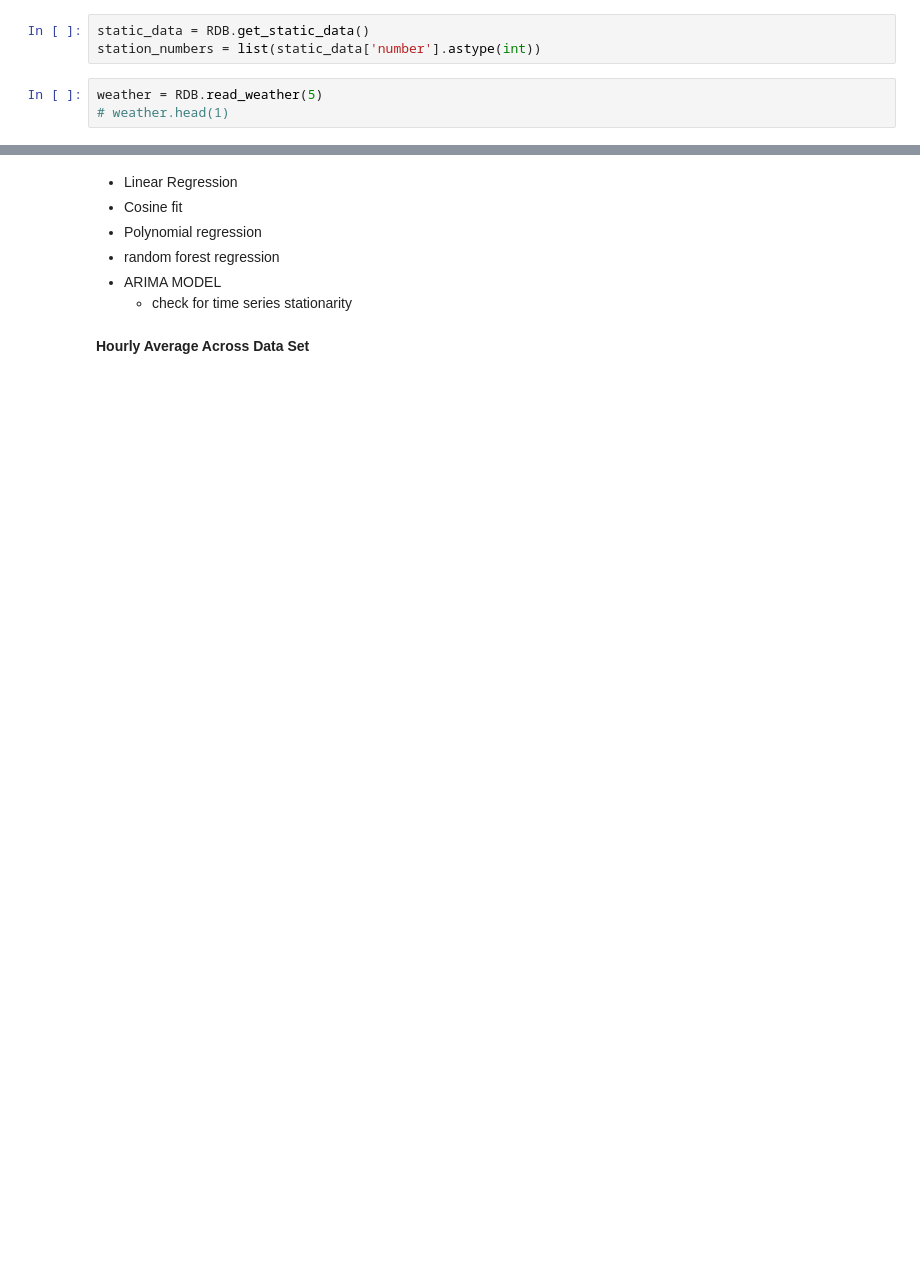
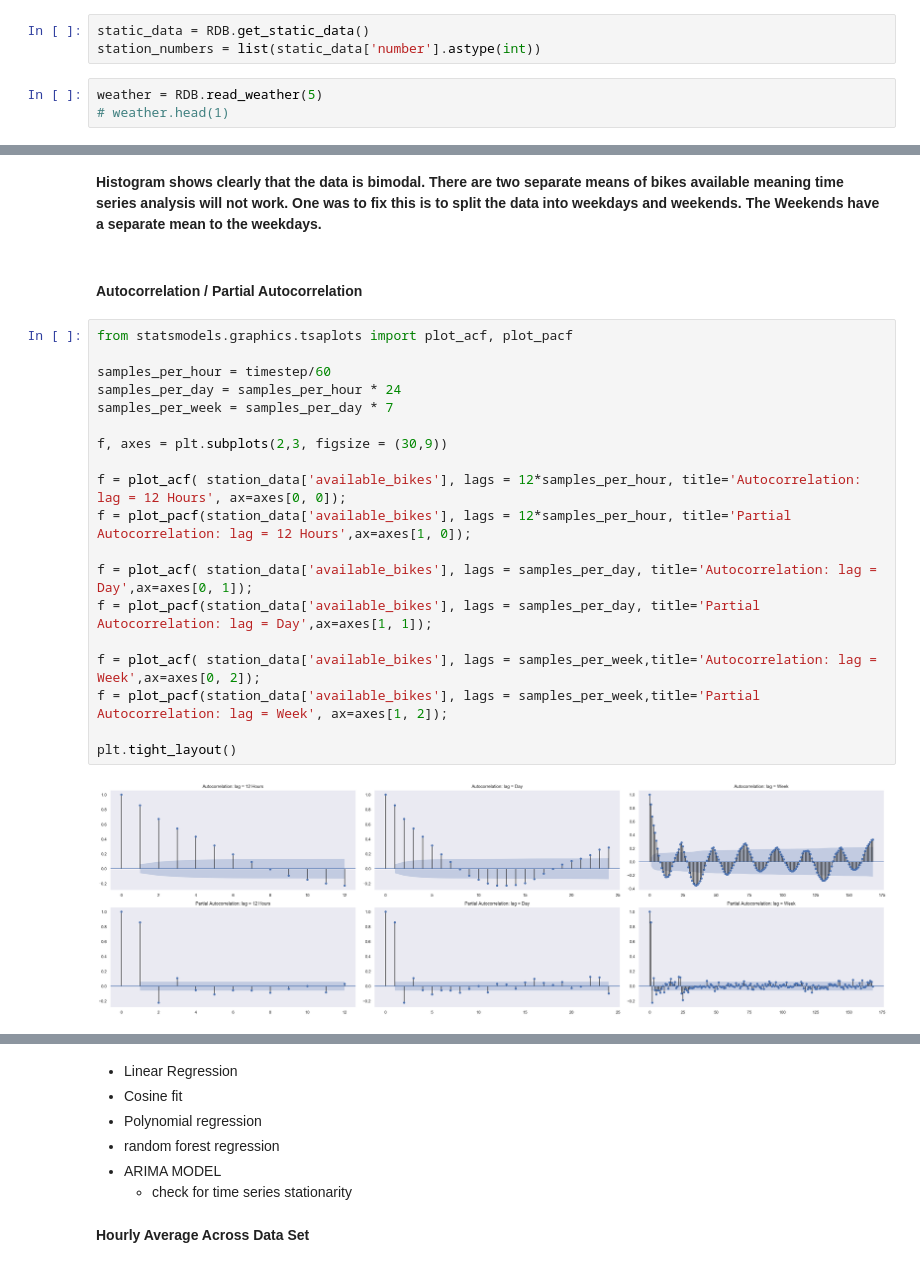
Before and after one commit to seprojectgroup19/main, a Jupyter notebook: model/Model-ARIMA.ipynb, the cells around one changed output, grey strips where cells are left out. Saved outputs shown, nothing was run; the diff lists cells and outputs as text; blank space fills up the shorter version.

```diff
--- a/model/Model-ARIMA.ipynb
+++ b/model/Model-ARIMA.ipynb
@@ -69,0 +114,26 @@ plt.grid(True, which='both')
+# %% [markdown]
+**Histogram shows clearly that the data is bimodal. There are two separate means of bikes available meaning time series analysis will not work. One was to fix this is to split the data into weekdays and weekends.
+The Weekends have a separate mean to the weekdays.**
+# %% [markdown]
+#### Autocorrelation / Partial Autocorrelation
+# %%
+from statsmodels.graphics.tsaplots import plot_acf, plot_pacf
+
+samples_per_hour = timestep/60
+samples_per_day = samples_per_hour * 24
+samples_per_week = samples_per_day * 7
+
+f, axes = plt.subplots(2,3, figsize = (30,9))
+
+f = plot_acf( station_data['available_bikes'], lags = 12*samples_per_hour, title='Autocorrelation: lag = 12 Hours', ax=axes[0, 0]);
+f = plot_pacf(station_data['available_bikes'], lags = 12*samples_per_hour, title='Partial Autocorrelation: lag = 12 Hours',ax=axes[1, 0]);
+
+f = plot_acf( station_data['available_bikes'], lags = samples_per_day, title='Autocorrelation: lag = Day',ax=axes[0, 1]);
+f = plot_pacf(station_data['available_bikes'], lags = samples_per_day, title='Partial Autocorrelation: lag = Day',ax=axes[1, 1]);
+
+f = plot_acf( station_data['available_bikes'], lags = samples_per_week,title='Autocorrelation: lag = Week',ax=axes[0, 2]);
+f = plot_pacf(station_data['available_bikes'], lags = samples_per_week,title='Partial Autocorrelation: lag = Week', ax=axes[1, 2]);
+
+plt.tight_layout()
+# %% [output]
+[figure, added]
```
Also changed, not shown: parts of 28 cells of this notebook, 3 other files.
